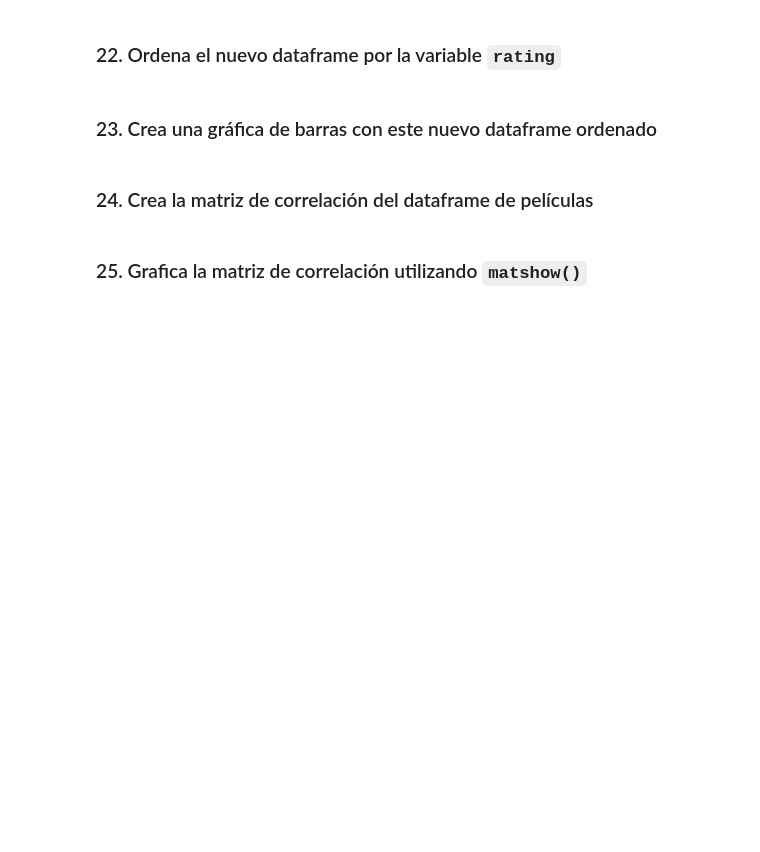
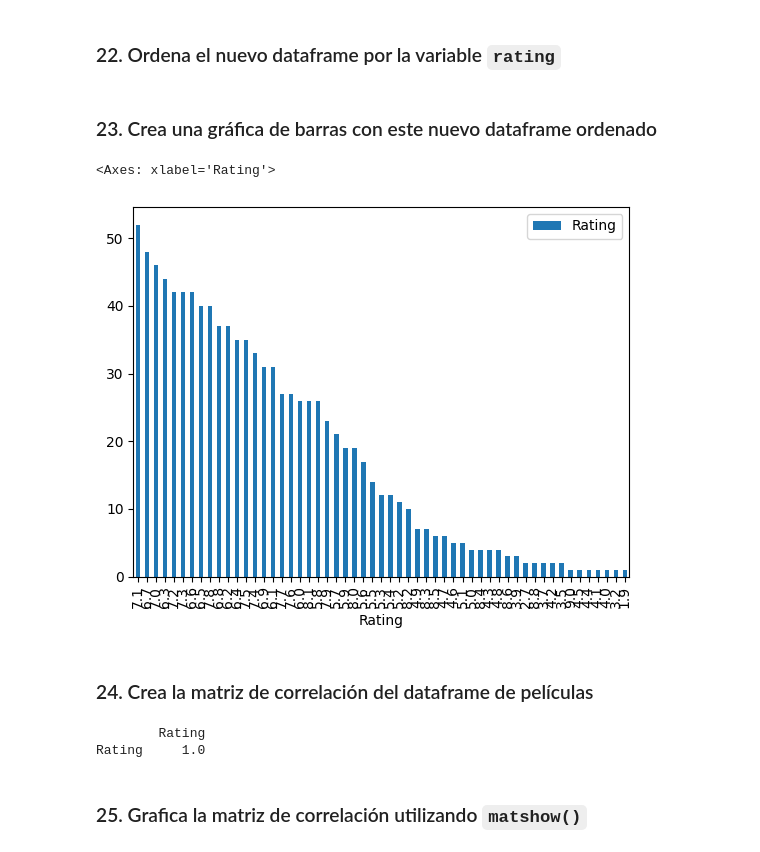
Before and after one commit to oacdlr/limpieza_datos_y_eda, a Jupyter notebook: 2_eda_imdb.ipynb, the cells around one changed output. Drawn from its saved outputs; the diff is of its cells as text; code cells hidden in the pictures; blank space fills up the shorter version.

```diff
--- a/2_eda_imdb.ipynb
+++ b/2_eda_imdb.ipynb
@@ -46,2 +263,7 @@ Usa la base de datos `./data/imdb.csv`
 # %% [markdown]
 ### 21. Obten los valores únicos de la variable Rating y la frecuencia total de cada uno de estos valores. Posteriormente crea un nuevo dataframe con essos valores
+# %%
+u=df["Rating"].unique()
+f=df["Rating"].value_counts()
+df2=pd.DataFrame({"Rating":f})
+df2.head()
@@ -50,6 +282,17 @@ Usa la base de datos `./data/imdb.csv`
 # %% [markdown]
 ### 23. Crea una gráfica de barras con este nuevo dataframe ordenado
+# %%
+df2.plot(kind="bar")
+# %% [output]
+<Axes: xlabel='Rating'>
+[figure, added]
 # %% [markdown]
 ### 24. Crea la matriz de correlación del dataframe de películas
+# %%
+mat_cor=df2.corr()
+print(mat_cor)
+# %% [output]
+        Rating
+Rating     1.0
 # %% [markdown]
 ### 25. Grafica la matriz de correlación utilizando `matshow()`
```
Also changed, not shown: parts of 21 cells of this notebook.
